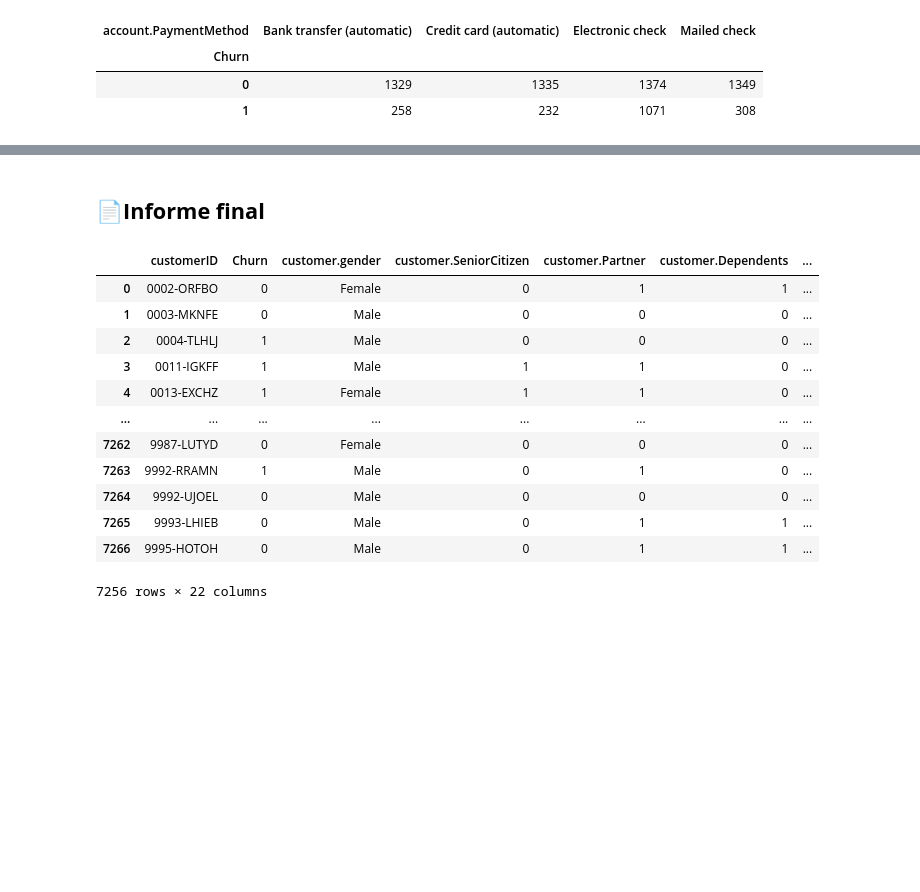
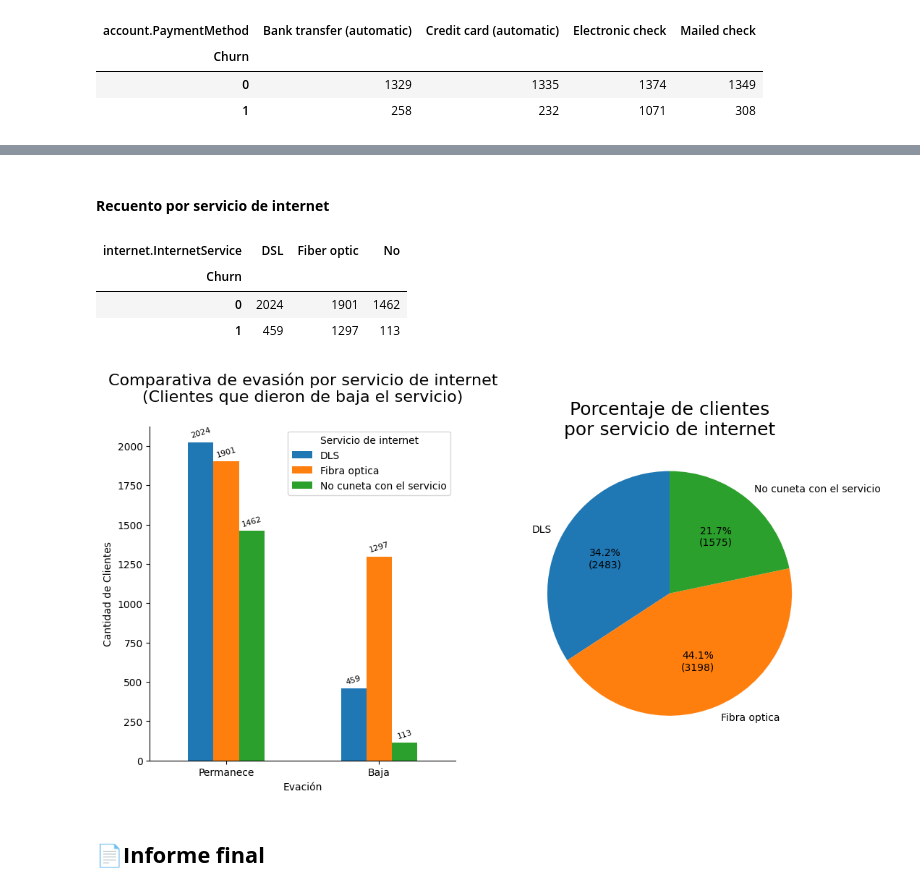
Before and after one commit to OctavioPinoRosas/ChallengeTelecomX, a Jupyter notebook: TelecomX_LATAM.ipynb, the cells around one changed output, grey strips where cells are left out. Cells and saved outputs as stored; diff of their text form; code cells hidden in the pictures; blank space fills up the shorter version.

Commit message:
Update section: load and analysis. Add subsection: Internet service

```diff
--- a/TelecomX_LATAM.ipynb
+++ b/TelecomX_LATAM.ipynb
@@ -406,19 +406,42 @@ Text(0.5, 1.0, 'Porcentaje de clientes\npor tipo de contrato')
 [figure]
+# %% [markdown]
+#### **Recuento por servicio de internet**
+# %%
+group_internet_service = df.groupby(['Churn', 'internet.InternetService'],observed=True).size().unstack()
+group_internet_service
+# %% [output]
+| internet.InternetService | DSL | Fiber optic | No |
+| Churn |  |  |  |
+| 0 | 2024 | 1901 | 1462 |
+| 1 | 459 | 1297 | 113 |
+# %%
+# Grafica de evación por servicio de internet
+fig, ax = plt.subplots(1, 2, figsize=(12, 6))
+group_internet_service.plot(kind='bar',ax=ax[0])
+ax[0].set_title('Comparativa de evasión por servicio de internet\n(Clientes que dieron de baja el servicio)',
+                fontsize=16,pad=25)
+ax[0].set_xlabel('Evación')
+ax[0].set_ylabel('Cantidad de Clientes')
+ax[0].legend(title='Servicio de internet',labels=('DLS','Fibra optica','No cuneta con el servicio'))
+ax[0].set_xticklabels(['Permanece', 'Baja'], rotation=0)
+ax[0].spines['top'].set_visible(False)
+ax[0].spines['right'].set_visible(False)
+for container in ax[0].containers:
+    ax[0].bar_label(container, label_type='edge', padding=3,fontsize=8,rotation=17)
+
+# Datos para grafica de porcentaje por cada método de pago
+cantidades = [group_internet_service['DSL'].sum(),group_internet_service['Fiber optic'].sum(),
+              group_internet_service['No'].sum()]
+etiquetas = ['DLS','Fibra optica','No cuneta con el servicio']
+# Función para mostrar porcentaje + cantidad
+def etiqueta_pastel(pct, all_vals):
+    cantidad = int(round(pct / 100. * sum(all_vals)))
+    return f'{pct:.1f}%\n({cantidad})'
+ax[1].pie(cantidades, labels=etiquetas, autopct=lambda pct: etiqueta_pastel(pct, cantidades),
+          startangle=90)
+ax[1].set_title('Porcentaje de clientes\npor servicio de internet', fontsize=18)
+plt.show()
+# %% [output]
+[figure, added]
 # %% [markdown]
 ## **📄Informe final**
-# %%
-df
-# %% [output]
-|  | customerID | Churn | customer.gender | customer.SeniorCitizen | customer.Partner | customer.Dependents | ... |
-| 0 | 0002-ORFBO | 0 | Female | 0 | 1 | 1 | ... |
-| 1 | 0003-MKNFE | 0 | Male | 0 | 0 | 0 | ... |
-| 2 | 0004-TLHLJ | 1 | Male | 0 | 0 | 0 | ... |
-| 3 | 0011-IGKFF | 1 | Male | 1 | 1 | 0 | ... |
-| 4 | 0013-EXCHZ | 1 | Female | 1 | 1 | 0 | ... |
-| ... | ... | ... | ... | ... | ... | ... | ... |
-| 7262 | 9987-LUTYD | 0 | Female | 0 | 0 | 0 | ... |
-| 7263 | 9992-RRAMN | 1 | Male | 0 | 1 | 0 | ... |
-| 7264 | 9992-UJOEL | 0 | Male | 0 | 0 | 0 | ... |
-| 7265 | 9993-LHIEB | 0 | Male | 0 | 1 | 1 | ... |
-| 7266 | 9995-HOTOH | 0 | Male | 0 | 1 | 1 | ... |
-7256 rows × 22 columns
```
Also changed, not shown: parts of 4 cells of this notebook.
